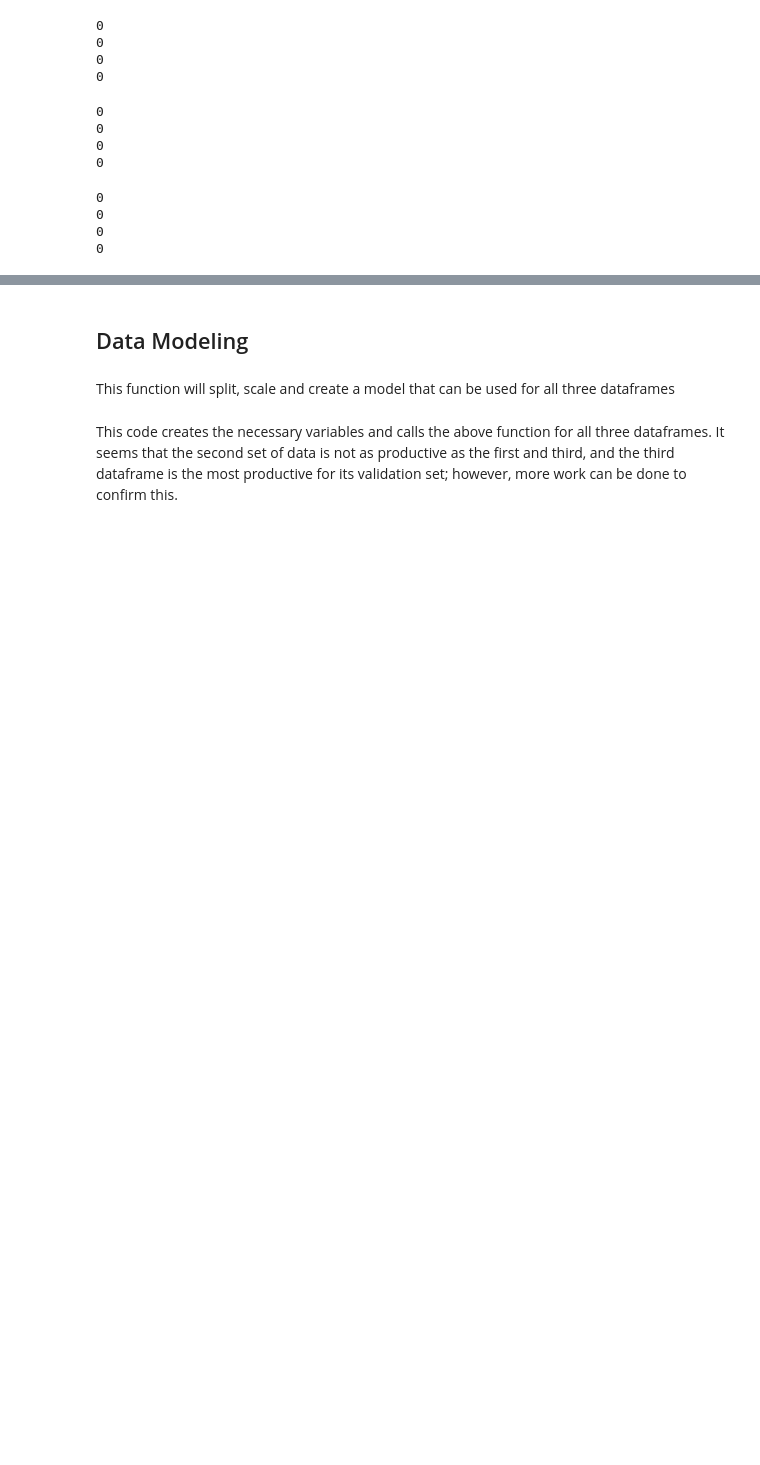
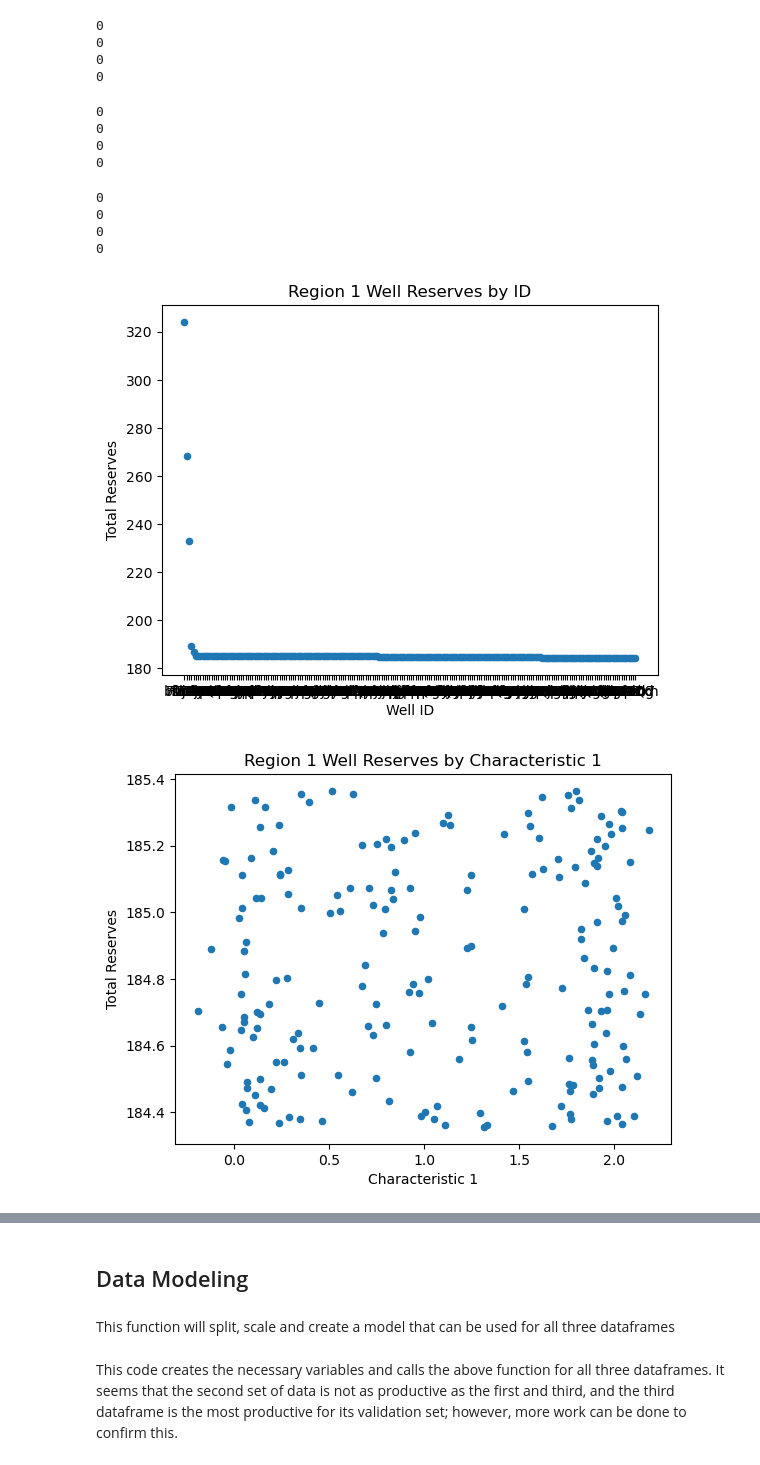
Before and after one commit to LDeYoung17/oily-giant-tripleten, a Jupyter notebook: notebooks/ML.ipynb, the cells around one changed output, grey strips where cells are left out. Cells and saved outputs as stored; diff of their text form; code cells hidden in the pictures; blank space fills up the shorter version.

```diff
--- a/notebooks/ML.ipynb
+++ b/notebooks/ML.ipynb
@@ -19,6 +19,7 @@ from sklearn.metrics import f1_score
 from sklearn.utils import shuffle
 from sklearn.metrics import roc_auc_score
 from sklearn.metrics import roc_curve
+plt.style.use('ggplot')
 # %% [markdown]
 Importing the data
 # %%
@@ -162,3 +163,37 @@ print(geo_data_2.duplicated(subset=['id', 'product']).sum())
 0
 0
 0
+# %%
+def plot(df, char1, xname, titlename):
+    product = df.groupby(char1)['product'].sum()
+    product = product.reset_index().rename(columns={0: char1, 'product': 'product'})
+    product = product.sort_values(by='product', ascending=False)
+    product = product.head(200)
+    product.plot(kind='scatter',
+                   x=char1,
+                   y='product',
+                   title=titlename,
+                   xlabel=xname,
+                   ylabel='Total Reserves'
+
+                 )
+    plt.show()
+    return
+# %%
+plot(geo_data_0, 'id', 'Well ID', 'Region 1 Well Reserves by ID')
+plot(geo_data_0, 'f0', 'Characteristic 1', 'Region 1 Well Reserves by Characteristic 1')
+plot(geo_data_0, 'f1', 'Characteristic 2', 'Region 1 Well Reserves by Characteristic 2')
+plot(geo_data_0, 'f2', 'Characteristic 3', 'Region 1 Well Reserves by Characteristic 3')
+
+plot(geo_data_1, 'id', 'Well ID', 'Region 2 Well Reserves by ID')
+plot(geo_data_1, 'f0', 'Characteristic 1', 'Region 2 Well Reserves by Characteristic 1')
+plot(geo_data_1, 'f1', 'Characteristic 2', 'Region 2 Well Reserves by Characteristic 2')
+plot(geo_data_1, 'f2', 'Characteristic 3', 'Region 2 Well Reserves by Characteristic 3')
+
+plot(geo_data_2, 'id', 'Well ID', 'Region 3 Well Reserves by ID')
+plot(geo_data_2, 'f0', 'Characteristic 1', 'Region 3 Well Reserves by Characteristic 1')
+plot(geo_data_2, 'f1', 'Characteristic 2', 'Region 3 Well Reserves by Characteristic 2')
+plot(geo_data_2, 'f2', 'Characteristic 3', 'Region 3 Well Reserves by Characteristic 3')
+# %% [output]
+[figure, added]
+[figure, added]
```
Also changed, not shown: parts of 18 cells of this notebook.
